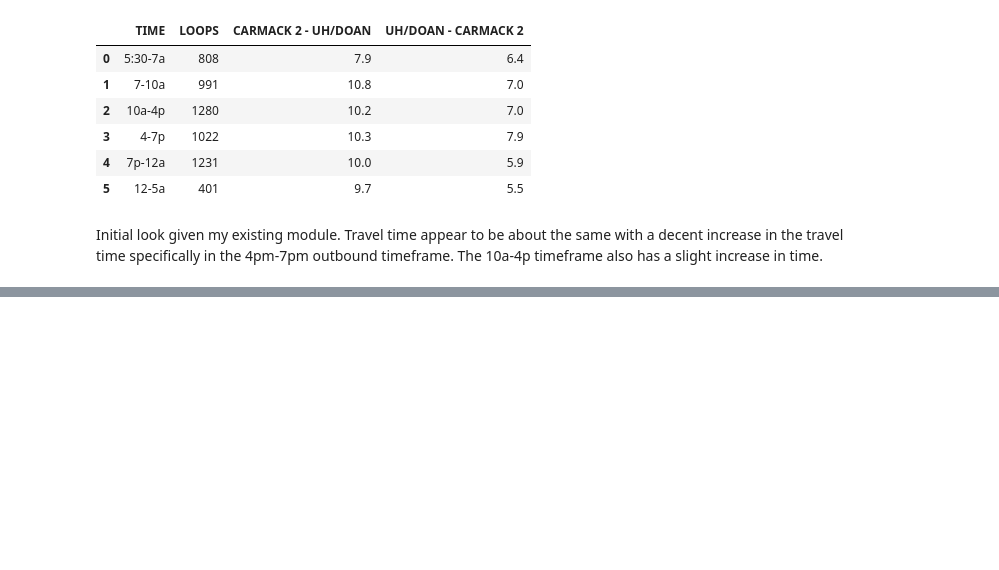
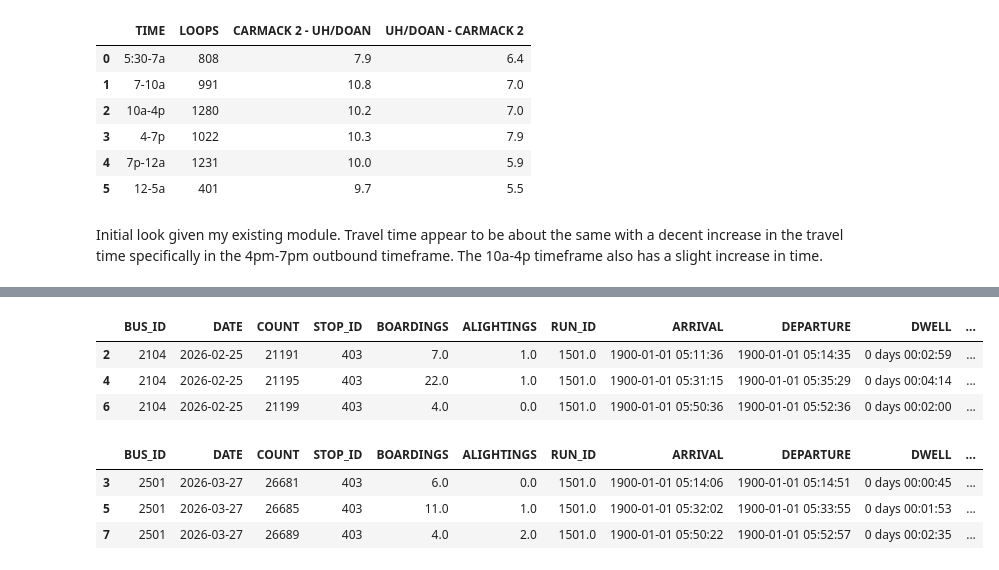
Before and after one commit to morgan1461/WMC-dashboard, a Jupyter notebook: analysis_notebooks/woody_hayes_dr_construction_analysis.ipynb, the cells around one changed output, grey strips where cells are left out. Saved outputs shown, nothing was run; the diff lists cells and outputs as text; code cells hidden in the pictures; blank space fills up the shorter version.

```diff
--- a/analysis_notebooks/woody_hayes_dr_construction_analysis.ipynb
+++ b/analysis_notebooks/woody_hayes_dr_construction_analysis.ipynb
@@ -136,0 +149,74 @@ before_df.head()
+# %%
+# create a df with only CM2 and Doan Hall records for outbound analysis
+DOAN_ID = 37
+CARMACK_2_ID = 403
+
+before_outbound_df = before_df[(before_df['STOP_ID'] == DOAN_ID) | (before_df['STOP_ID'] == CARMACK_2_ID)]
+# drop unnecessary columns
+before_outbound_df = before_outbound_df.drop(columns=['LOAD', 'DEST'])
+
+# sort by bus and time
+before_outbound_df = before_outbound_df.sort_values(by=['RUN_ID', 'TIME']).reset_index(drop=True)
+
+same_trip = ( # boolean mask to id records part of same trip
+    (before_outbound_df['BUS_ID'] == before_outbound_df['BUS_ID'].shift(1))
+    & (before_outbound_df['DATE'] == before_outbound_df['DATE'].shift(1))
+    & (before_outbound_df['RUN_ID'] == before_outbound_df['RUN_ID'].shift(1))
+    & (before_outbound_df['STOP_ID'].shift(1) == DOAN_ID) # only calculate run time if previous record was Doan Hall
+)
+
+before_outbound_df['RUN_TIME'] = np.where(
+    same_trip,
+    (before_outbound_df['ARRIVAL'] - before_outbound_df['DEPARTURE'].shift(1)).dt.total_seconds() / 60,
+    np.nan
+)
+
+# filter out any negative or unrealistic run times OR > 20 minutes
+before_outbound_df = before_outbound_df[(before_outbound_df['RUN_TIME'] >= 3) & (before_outbound_df['RUN_TIME'] <= 20)]
+# according to google maps, 5 minutes travel time without traffic and assuming no red lights, anything under 3 is impossible and anything over 20 is likely an outlier
+
+# drop OB rows only want outbound trips
+before_outbound_df = before_outbound_df[before_outbound_df['STOP_ID'] == CARMACK_2_ID]
+
+display(before_outbound_df.head(3))
+
+
+#----------------------------------
+# Repeat for after lane restriction
+after_outbound_df = after_df[(after_df['STOP_ID'] == DOAN_ID) | (after_df['STOP_ID'] == CARMACK_2_ID)]
+# drop unnecessary columns
+after_outbound_df = after_outbound_df.drop(columns=['LOAD', 'DEST'])
+
+# sort by bus and time
+after_outbound_df = after_outbound_df.sort_values(by=['RUN_ID', 'TIME']).reset_index(drop=True)
+
+same_trip = ( # boolean mask to id records part of same trip
+    (after_outbound_df['BUS_ID'] == after_outbound_df['BUS_ID'].shift(1))
+    & (after_outbound_df['DATE'] == after_outbound_df['DATE'].shift(1))
+    & (after_outbound_df['RUN_ID'] == after_outbound_df['RUN_ID'].shift(1))
+    & (after_outbound_df['STOP_ID'].shift(1) == DOAN_ID) # only calculate run time if previous record was Doan Hall
+)
+
+after_outbound_df['RUN_TIME'] = np.where(
+    same_trip,
+    (after_outbound_df['ARRIVAL'] - after_outbound_df['DEPARTURE'].shift(1)).dt.total_seconds() / 60,
+    np.nan
+)
+
+# filter out any negative or unrealistic run times OR > 30
+after_outbound_df = after_outbound_df[(after_outbound_df['RUN_TIME'] >= 3) & (after_outbound_df['RUN_TIME'] <= 20)]
+# according to google maps, 5 minutes travel time without traffic and assuming no red lights, anything under 3 is impossible and anything over 20 is likely an outlier
+
+# drop OB rows only want outbound trips
+after_outbound_df = after_outbound_df[after_outbound_df['STOP_ID'] == CARMACK_2_ID]
+
+display(after_outbound_df.head(3))
+# %% [output]
+|  | BUS_ID | DATE | COUNT | STOP_ID | BOARDINGS | ALIGHTINGS | RUN_ID | ARRIVAL | DEPARTURE | DWELL | ... |
+| 2 | 2104 | 2026-02-25 | 21191 | 403 | 7.0 | 1.0 | 1501.0 | 1900-01-01 05:11:36 | 1900-01-01 05:14:35 | 0 days 00:02:59 | ... |
+| 4 | 2104 | 2026-02-25 | 21195 | 403 | 22.0 | 1.0 | 1501.0 | 1900-01-01 05:31:15 | 1900-01-01 05:35:29 | 0 days 00:04:14 | ... |
+| 6 | 2104 | 2026-02-25 | 21199 | 403 | 4.0 | 0.0 | 1501.0 | 1900-01-01 05:50:36 | 1900-01-01 05:52:36 | 0 days 00:02:00 | ... |
+|  | BUS_ID | DATE | COUNT | STOP_ID | BOARDINGS | ALIGHTINGS | RUN_ID | ARRIVAL | DEPARTURE | DWELL | ... |
+| 3 | 2501 | 2026-03-27 | 26681 | 403 | 6.0 | 0.0 | 1501.0 | 1900-01-01 05:14:06 | 1900-01-01 05:14:51 | 0 days 00:00:45 | ... |
+| 5 | 2501 | 2026-03-27 | 26685 | 403 | 11.0 | 1.0 | 1501.0 | 1900-01-01 05:32:02 | 1900-01-01 05:33:55 | 0 days 00:01:53 | ... |
+| 7 | 2501 | 2026-03-27 | 26689 | 403 | 4.0 | 2.0 | 1501.0 | 1900-01-01 05:50:22 | 1900-01-01 05:52:57 | 0 days 00:02:35 | ... |
```
Also changed, not shown: parts of 13 cells of this notebook.
